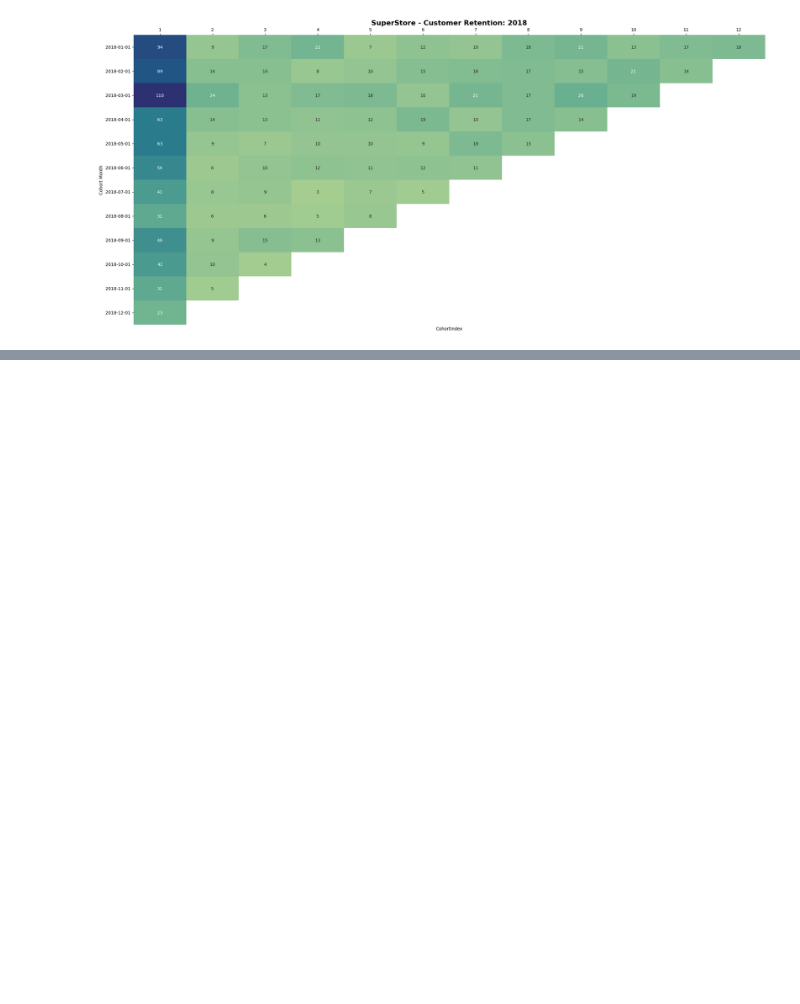
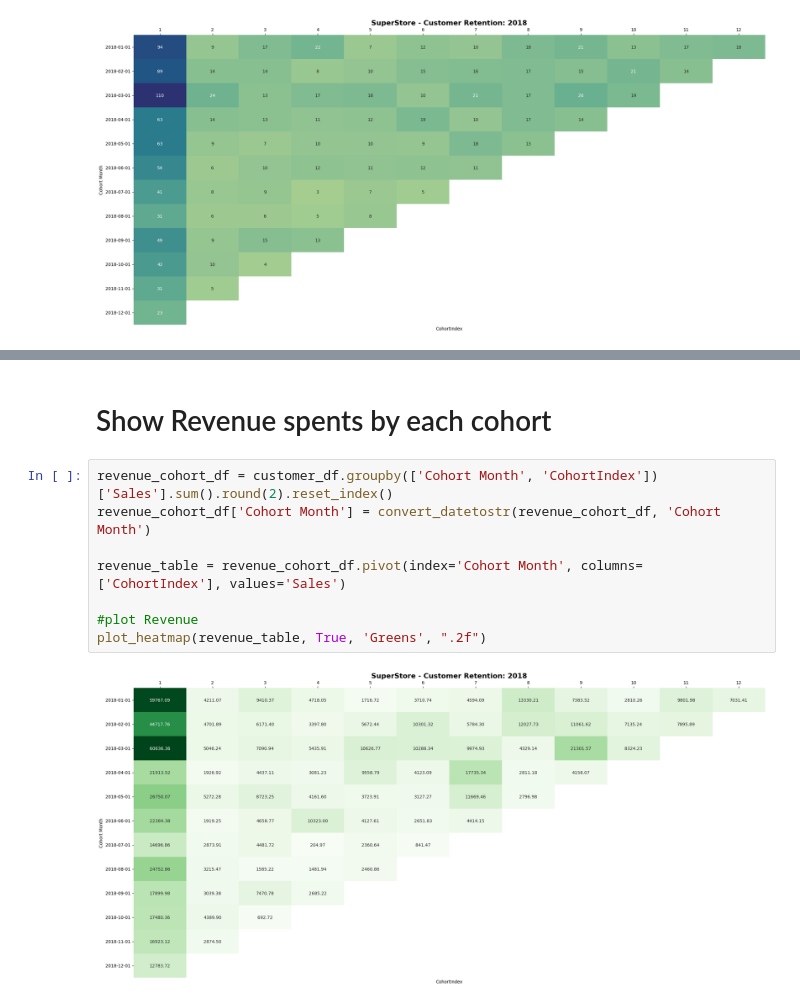
Before and after one commit to eugenenguyn/Corhort_Analysis, a Jupyter notebook: Cohort Analysis.ipynb, the cells around one changed output, grey strips where cells are left out. Cells and saved outputs as stored; diff of their text form; blank space fills up the shorter version.

```diff
--- a/Cohort Analysis.ipynb
+++ b/Cohort Analysis.ipynb
@@ -73,0 +105,12 @@ plot_heatmap(cohort_table, True, 'crest', ".0f")
+# %% [markdown]
+# Show Revenue spents by each cohort
+# %%
+revenue_cohort_df = customer_df.groupby(['Cohort Month', 'CohortIndex'])['Sales'].sum().round(2).reset_index()
+revenue_cohort_df['Cohort Month'] = convert_datetostr(revenue_cohort_df, 'Cohort Month')
+
+revenue_table = revenue_cohort_df.pivot(index='Cohort Month', columns=['CohortIndex'], values='Sales')
+
+#plot Revenue
+plot_heatmap(revenue_table, True, 'Greens', ".2f")
+# %% [output]
+[figure, added]
```
Also changed, not shown: parts of 7 cells of this notebook.
